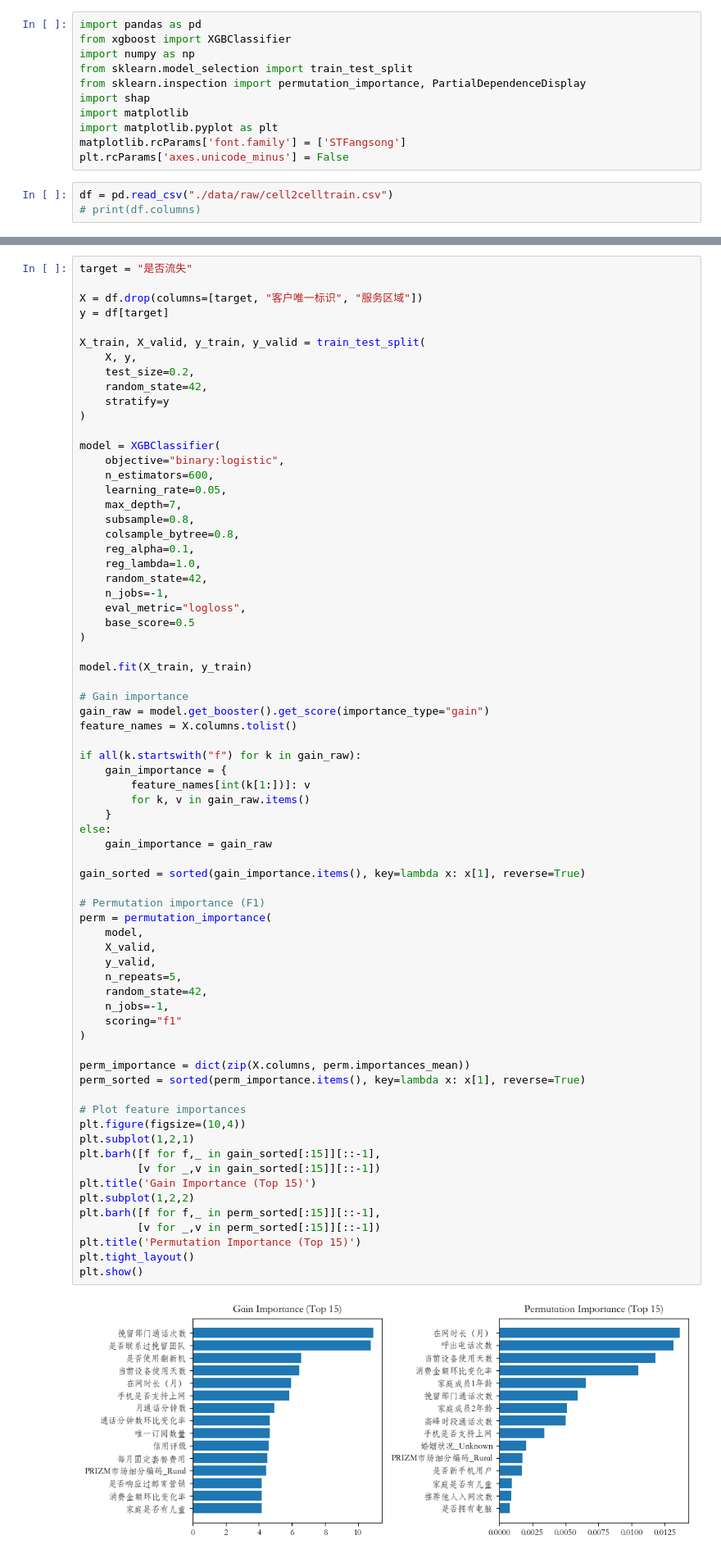
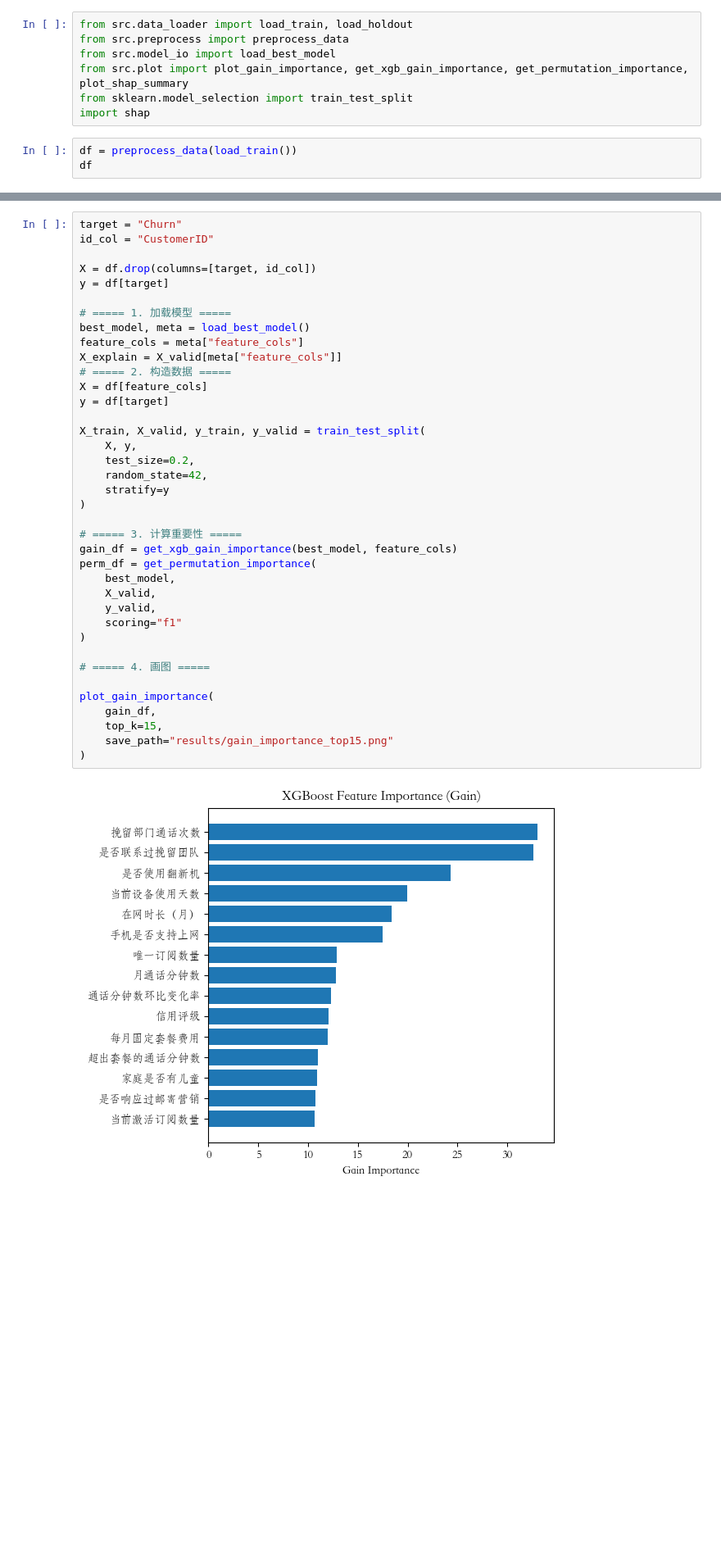
Before and after one commit to So-Ezzz/Cell2Cell-Churn-Prediction, a Jupyter notebook: cell2cell.ipynb, the cells around one changed output, grey strips where cells are left out. Shown at 82% size. Cells and saved outputs as stored; diff of their text form; blank space fills up the shorter version.

```diff
--- a/cell2cell.ipynb
+++ b/cell2cell.ipynb
@@ -1,14 +1,10 @@
 # %%
-import pandas as pd
-from xgboost import XGBClassifier
-import numpy as np
+from src.data_loader import load_train, load_holdout
+from src.preprocess import preprocess_data
+from src.model_io import load_best_model
+from src.plot import plot_gain_importance, get_xgb_gain_importance, get_permutation_importance, plot_shap_summary
 from sklearn.model_selection import train_test_split
-from sklearn.inspection import permutation_importance, PartialDependenceDisplay
 import shap
-import matplotlib
-import matplotlib.pyplot as plt
-matplotlib.rcParams['font.family'] = ['STFangsong']
-plt.rcParams['axes.unicode_minus'] = False
 # %%
-df = pd.read_csv("./data/raw/cell2celltrain.csv")
-# print(df.columns)
+df = preprocess_data(load_train())
+df
@@ -187,73 +26,41 @@ df
 # %%
-target = "是否流失"
+target = "Churn"
+id_col = "CustomerID"
 
-X = df.drop(columns=[target, "客户唯一标识", "服务区域"])
+X = df.drop(columns=[target, id_col])
+y = df[target]
+
+# ===== 1. 加载模型 =====
+best_model, meta = load_best_model()
+feature_cols = meta["feature_cols"]
+X_explain = X_valid[meta["feature_cols"]]
+# ===== 2. 构造数据 =====
+X = df[feature_cols]
 y = df[target]
 
 X_train, X_valid, y_train, y_valid = train_test_split(
     X, y,
     test_size=0.2,
     random_state=42,
     stratify=y
 )
 
-model = XGBClassifier(
-    objective="binary:logistic",
-    n_estimators=600,
-    learning_rate=0.05,
-    max_depth=7,
-    subsample=0.8,
-    colsample_bytree=0.8,
-    reg_alpha=0.1,
-    reg_lambda=1.0,
-    random_state=42,
-    n_jobs=-1,
-    eval_metric="logloss",
-    base_score=0.5
-)
-
-model.fit(X_train, y_train)
-
-# Gain importance
-gain_raw = model.get_booster().get_score(importance_type="gain")
-feature_names = X.columns.tolist()
-
-if all(k.startswith("f") for k in gain_raw):
-    gain_importance = {
-        feature_names[int(k[1:])]: v
-        for k, v in gain_raw.items()
-    }
-else:
-    gain_importance = gain_raw
-
-gain_sorted = sorted(gain_importance.items(), key=lambda x: x[1], reverse=True)
-
-# Permutation importance (F1)
-perm = permutation_importance(
-    model,
+# ===== 3. 计算重要性 =====
+gain_df = get_xgb_gain_importance(best_model, feature_cols)
+perm_df = get_permutation_importance(
+    best_model,
     X_valid,
     y_valid,
-    n_repeats=5,
-    random_state=42,
-    n_jobs=-1,
     scoring="f1"
 )
 
-perm_importance = dict(zip(X.columns, perm.importances_mean))
-perm_sorted = sorted(perm_importance.items(), key=lambda x: x[1], reverse=True)
+# ===== 4. 画图 =====
 
-# Plot feature importances
-plt.figure(figsize=(10,4))
-plt.subplot(1,2,1)
-plt.barh([f for f,_ in gain_sorted[:15]][::-1],
-         [v for _,v in gain_sorted[:15]][::-1])
-plt.title('Gain Importance (Top 15)')
-plt.subplot(1,2,2)
-plt.barh([f for f,_ in perm_sorted[:15]][::-1],
-         [v for _,v in perm_sorted[:15]][::-1])
-plt.title('Permutation Importance (Top 15)')
-plt.tight_layout()
-plt.show()
+plot_gain_importance(
+    gain_df,
+    top_k=15,
+    save_path="results/gain_importance_top15.png"
+)
 # %% [output]
-[figure, old version]
+[figure, new version]
 # %%
```
Also changed, not shown: parts of 4 cells of this notebook, 7 other files.
